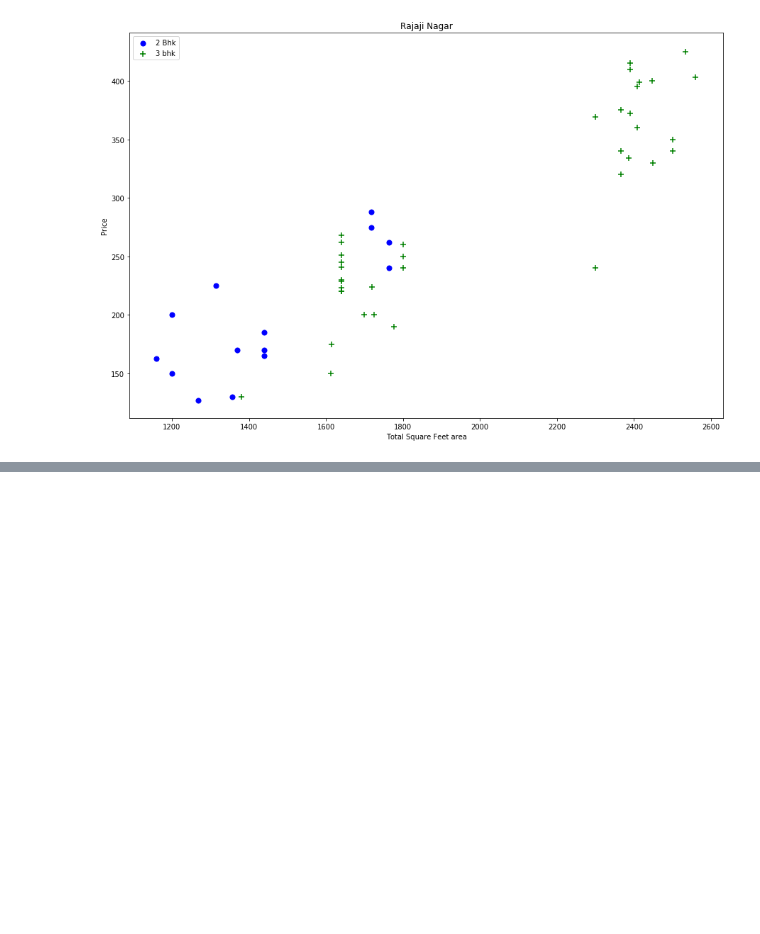
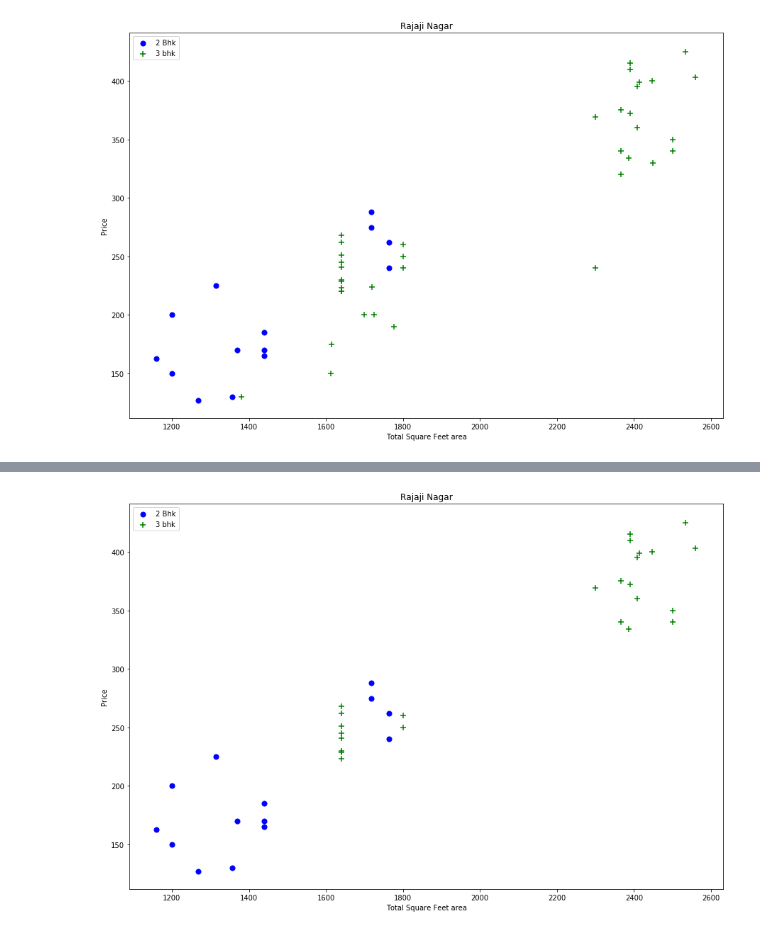
Before and after one commit to charlesnama/Ds-refresher-, a Jupyter notebook: Real Estate Price prediction .ipynb, the cells around one changed output, grey strips where cells are left out. Saved outputs shown, nothing was run; the diff lists cells and outputs as text; code cells hidden in the pictures; blank space fills up the shorter version.

```diff
--- a/Real Estate Price prediction .ipynb
+++ b/Real Estate Price prediction .ipynb
@@ -376,0 +424,4 @@ So now we have to look into the issue
+# %%
+plot_scatter_chart(df8,'Rajaji Nagar')
+# %% [output]
+[figure, added]
```
Also changed, not shown: parts of 17 cells of this notebook.
